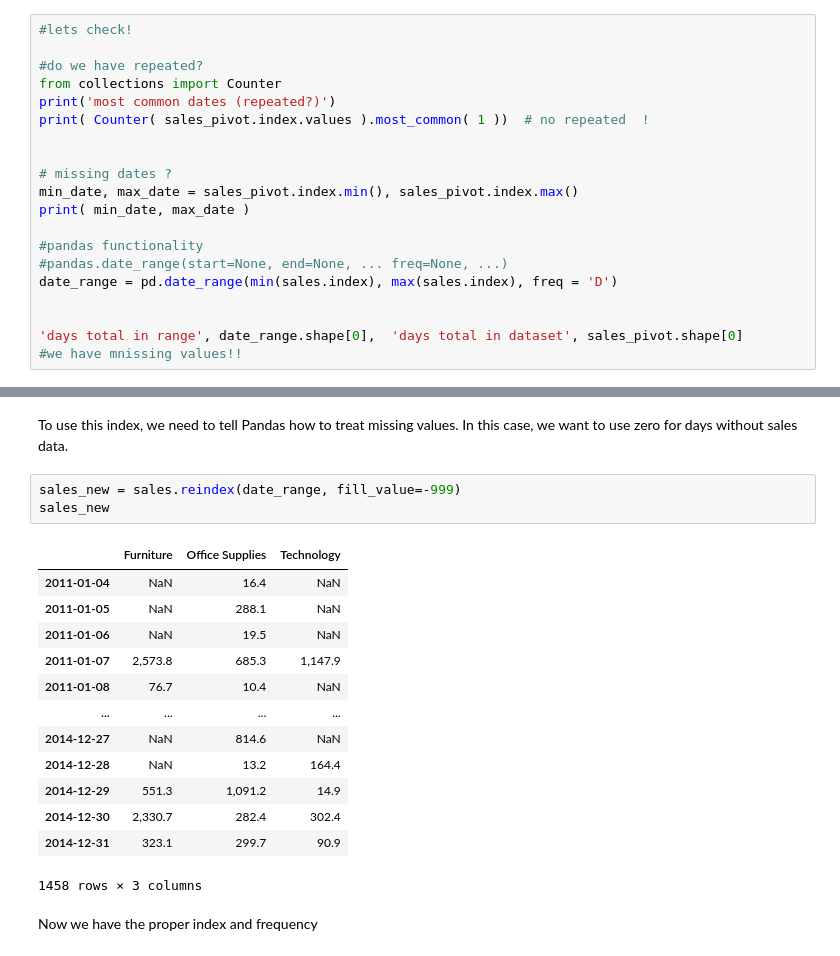
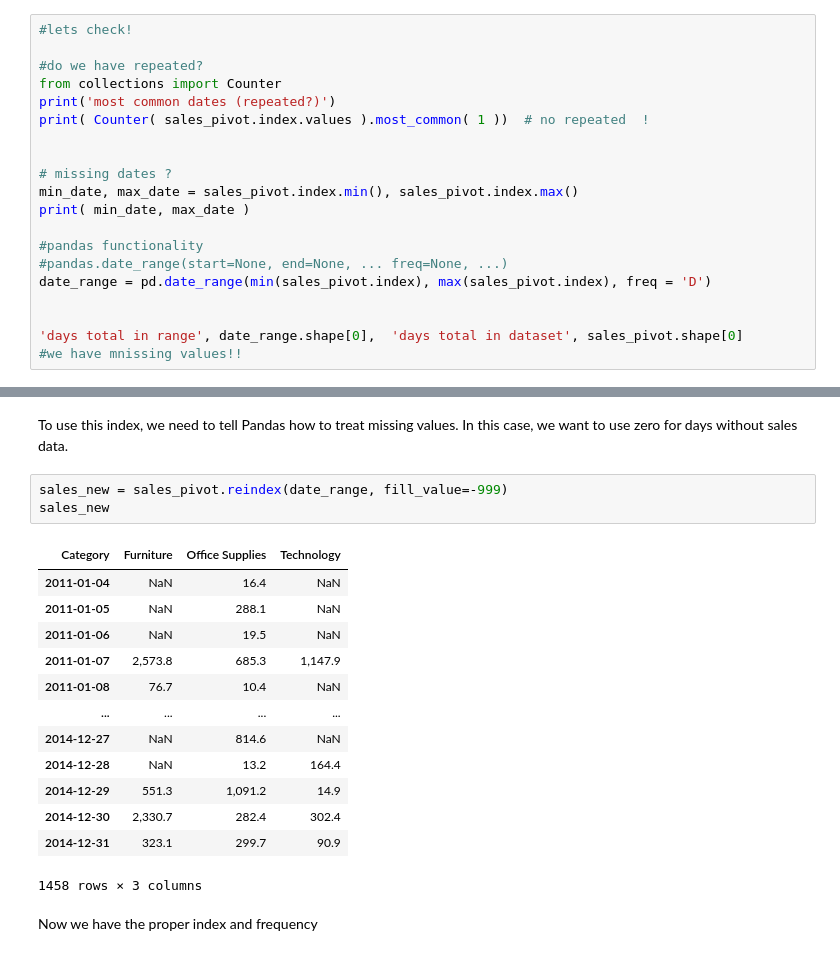
Before and after one commit to xavierbox/TimeSeries, a Jupyter notebook: notebooks/1.BasicPandasAndNumpy.ipynb, the cells around one changed output, grey strips where cells are left out. Drawn from its saved outputs; the diff is of its cells as text.

```diff
--- a/notebooks/1.BasicPandasAndNumpy.ipynb
+++ b/notebooks/1.BasicPandasAndNumpy.ipynb
@@ -503,7 +503,7 @@ print( min_date, max_date )
 
 #pandas functionality
 #pandas.date_range(start=None, end=None, ... freq=None, ...)
-date_range = pd.date_range(min(sales.index), max(sales.index), freq = 'D')
+date_range = pd.date_range(min(sales_pivot.index), max(sales_pivot.index), freq = 'D')
 
 
 'days total in range', date_range.shape[0],  'days total in dataset', sales_pivot.shape[0]
@@ -518,10 +518,10 @@ We can generate a complete index using Pandas' __[date_range](https://pandas.pyd
 # %% [markdown]
 To use this index, we need to tell Pandas how to treat missing values. In this case, we want to use zero for days without sales data.
 # %%
-sales_new = sales.reindex(date_range, fill_value=-999)
+sales_new = sales_pivot.reindex(date_range, fill_value=-999)
 sales_new
 # %% [output]
-|  | Furniture | Office Supplies | Technology |
+| Category | Furniture | Office Supplies | Technology |
 | 2011-01-04 | NaN | 16.4 | NaN |
 | 2011-01-05 | NaN | 288.1 | NaN |
 | 2011-01-06 | NaN | 19.5 | NaN |
```
Also changed, not shown: parts of 4 cells of this notebook, 2 other files.
